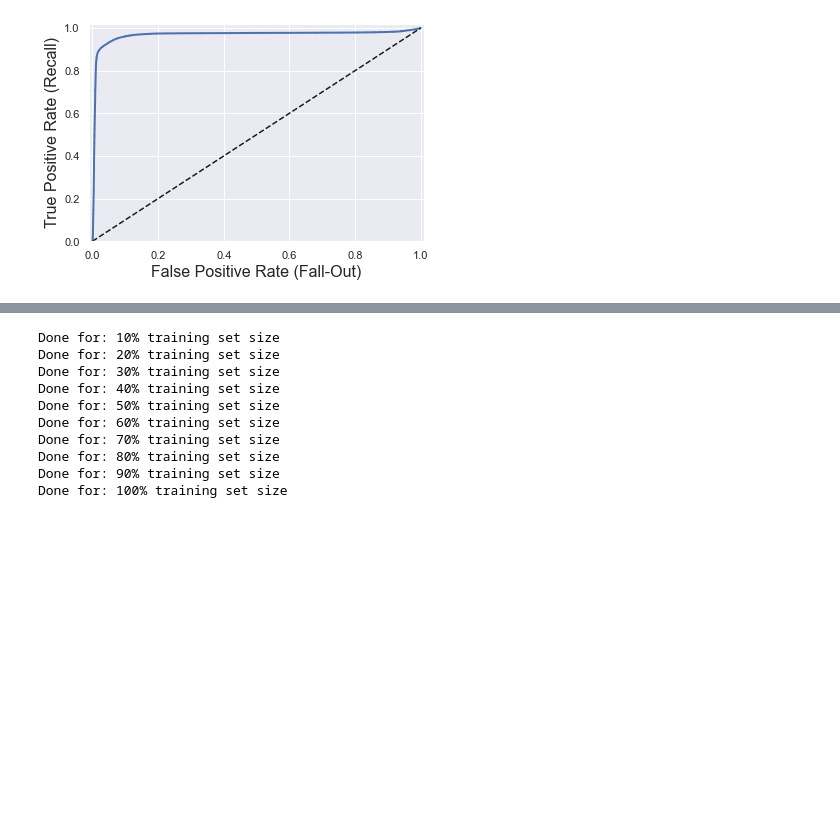
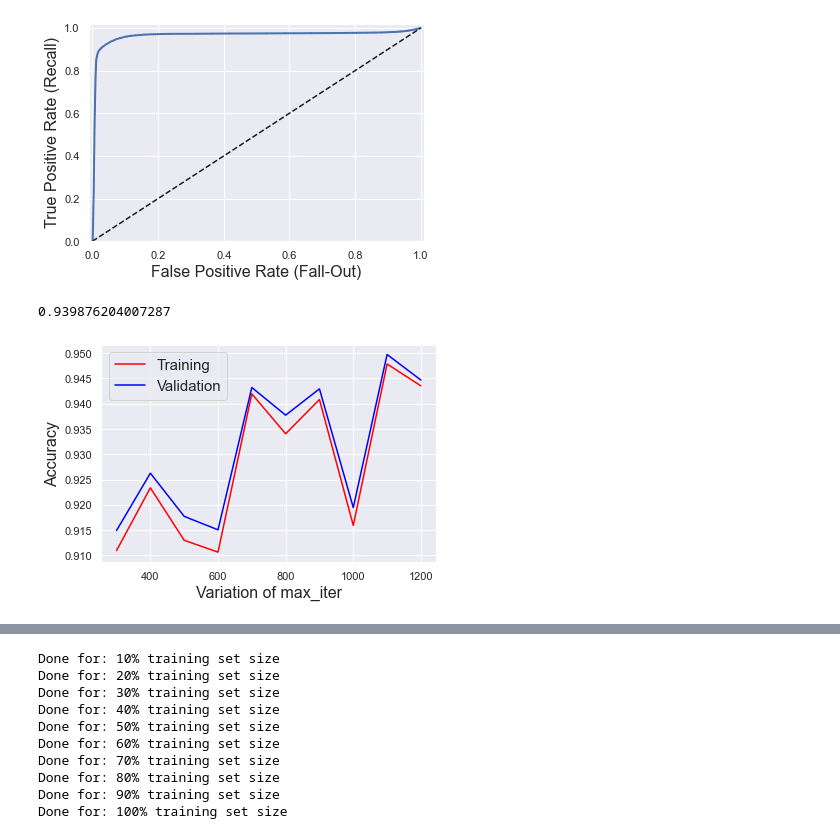
Before and after one commit to nico0407/Machine-Learning-and-Neural-Networks-for-HEP, a Jupyter notebook: code/model_comparisons.ipynb, the cells around one changed output, grey strips where cells are left out. Cells and saved outputs as stored; diff of their text form; code cells hidden in the pictures; blank space fills up the shorter version.

```diff
--- a/code/model_comparisons.ipynb
+++ b/code/model_comparisons.ipynb
@@ -1465,3 +1475,8 @@ fprSGDC, tprSGDC, thresholdsSGDC = roc_curve(y, y_scoresSGDC)
 plot_roc_curve(fprSGDC,tprSGDC)
 # %% [output]
 [figure]
+# %%
+from sklearn.metrics import roc_auc_score
+roc_auc_score(y, y_predSGDC)
+# %% [output]
+0.939876204007287
@@ -1467,0 +1502,11 @@ plot_roc_curve(fprSGDC,tprSGDC)
+# %%
+plt.plot(range(val_range[0],val_range[1],val_range[2]),train_acc,c='red')
+plt.plot(range(val_range[0],val_range[1],val_range[2]),val_acc,c='blue')
+plt.legend(["Training","Validation"],fontsize=15)
+plt.grid(True)
+plt.xlabel("Variation of max_iter", fontsize=16)
+plt.ylabel("Accuracy",fontsize=16)
+#plt.ylim(0.955,1.005)
+plt.show()
+# %% [output]
+[figure, added]
```
Also changed, not shown: parts of 33 cells of this notebook.
